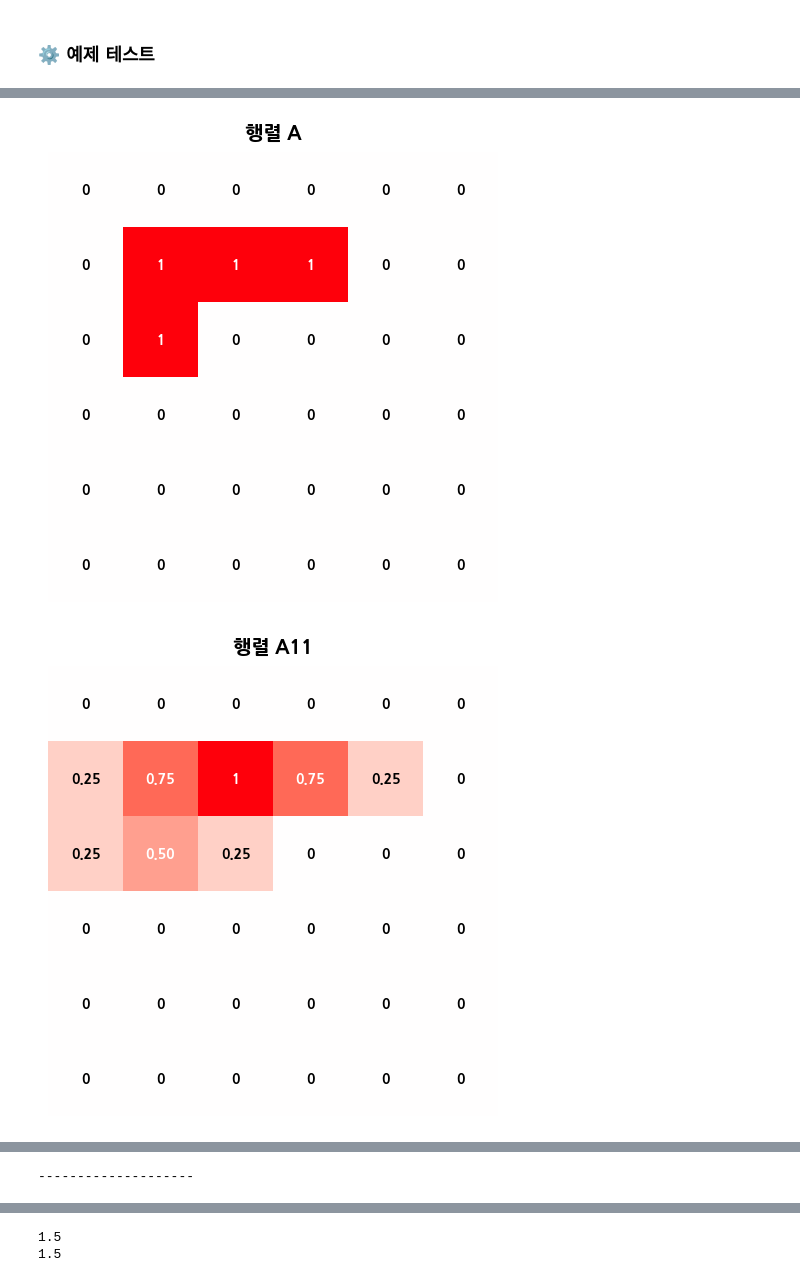
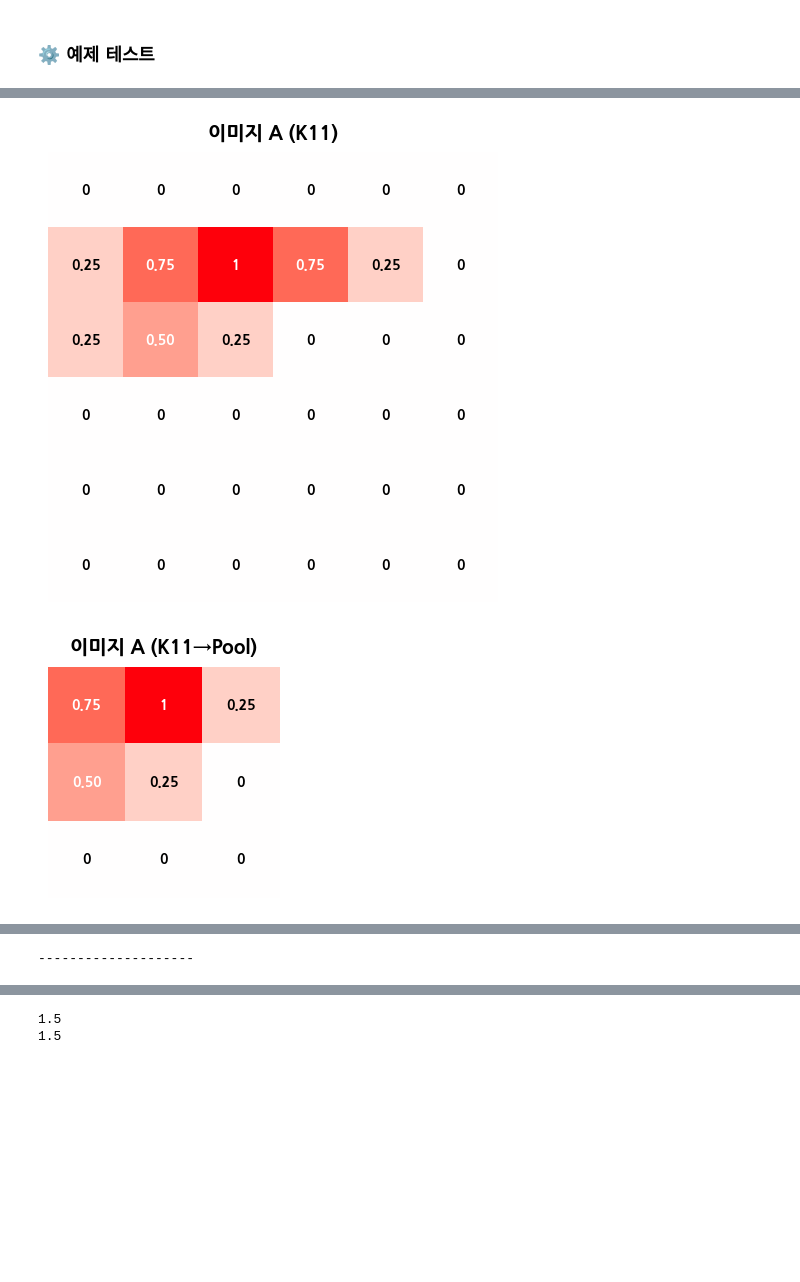
Before and after one commit to MINDS-edu/The-5th-POSTECH-Youth-Mathematical-Artificial-Intelligence-Academy, a Jupyter notebook: PYMAIA5_day3_CNN_이론.ipynb, the cells around one changed output, grey strips where cells are left out. Cells and saved outputs as stored; diff of their text form; code cells hidden in the pictures; blank space fills up the shorter version.

Commit message:
update cnn yeeroan
update some python scripts and hack the file apart to tweak some image

```diff
--- a/PYMAIA5_day3_CNN_이론.ipynb
+++ b/PYMAIA5_day3_CNN_이론.ipynb
@@ -403,3 +411,11 @@ k3 = np.array(
 )
 # %% [markdown]
 ### ⚙️ 예제 테스트
+# %%
+displayer.run(A, "이미지 A")
+displayer.run(B, "이미지 B")
+
+displayer.run(k11, "커널 K11")
+displayer.run(k12, "커널 K12")
+displayer.run(k21, "커널 K21")
+displayer.run(k22, "커널 K22")
@@ -406,29 +429,25 @@ k3 = np.array(
 # %%
-displayer.run(A, "행렬 A")
-
 A11 = convolution(A, k11)
-displayer.run(A11, "행렬 A11")
+displayer.run(A11, "이미지 A (K11)")
 A11 = max_pooling(A11)
-displayer.run(A11, "행렬 A11 (맥스 풀링 후)")
+displayer.run(A11, "이미지 A (K11→Pool)")
 
 A12 = convolution(A, k12)
-displayer.run(A12, "행렬 A12")
+displayer.run(A12, "이미지 A (K12)")
 A12 = max_pooling(A12)
-displayer.run(A12, "행렬 A12 (맥스 풀링 후)")
+displayer.run(A12, "이미지 A (K12→Pool)")
 
 print("--------------------\n")
 
-displayer.run(B, "행렬 B")
-
 B11 = convolution(B, k11)
-displayer.run(B11, "행렬 B11")
+displayer.run(B11, "이미지 B (K11)")
 B11 = max_pooling(B11)
-displayer.run(B11, "행렬 B11 (맥스 풀링 후)")
+displayer.run(B11, "이미지 B (K11→Pool)")
 
 B12 = convolution(B, k12)
-displayer.run(B12, "행렬 B12")
+displayer.run(B12, "이미지 B (K12)")
 B12 = max_pooling(B12)
-displayer.run(B12, "행렬 B12 (맥스 풀링 후)")
+displayer.run(B12, "이미지 B (K12→Pool)")
 # %% [output]
-[figure, old version]
+[figure, new version]
-[figure, old version]
+[figure, new version]
@@ -436,0 +456 @@ displayer.run(B12, "행렬 B12 (맥스 풀링 후)")
+--------------------
@@ -438 +457,0 @@ displayer.run(B12, "행렬 B12 (맥스 풀링 후)")
---------------------
```
Also changed, not shown: parts of 7 cells of this notebook.
